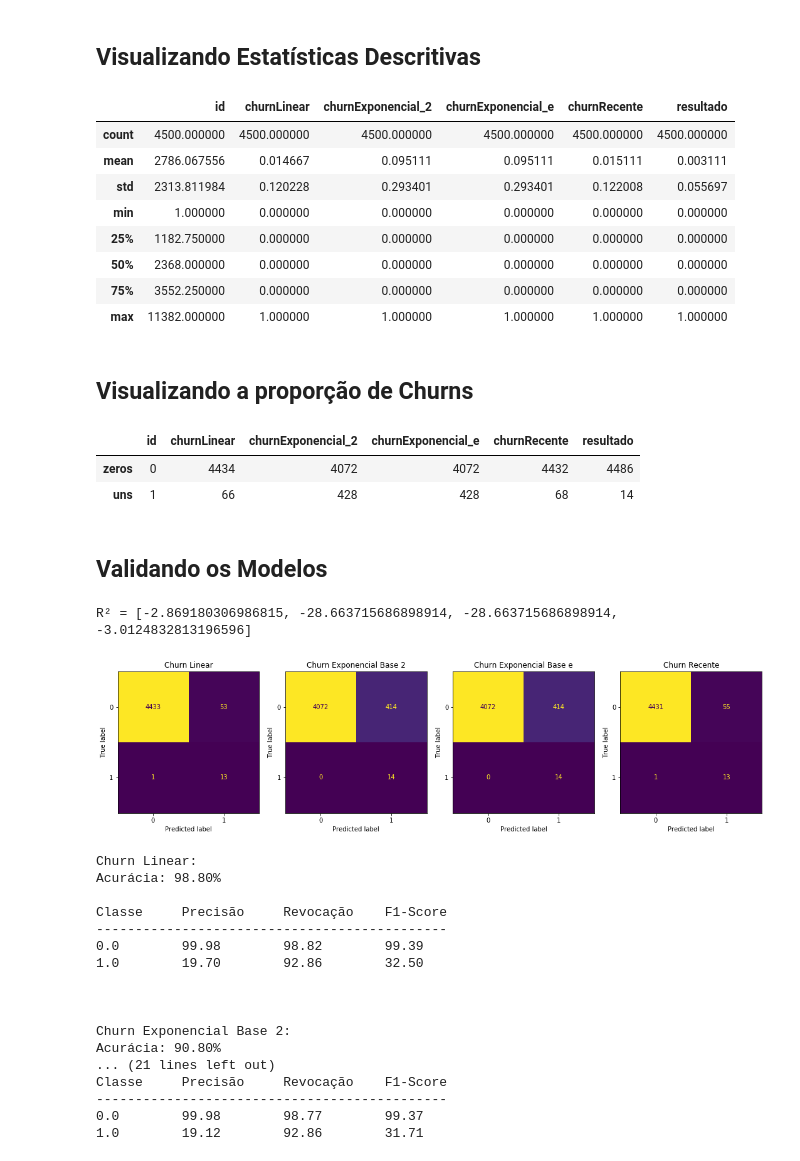
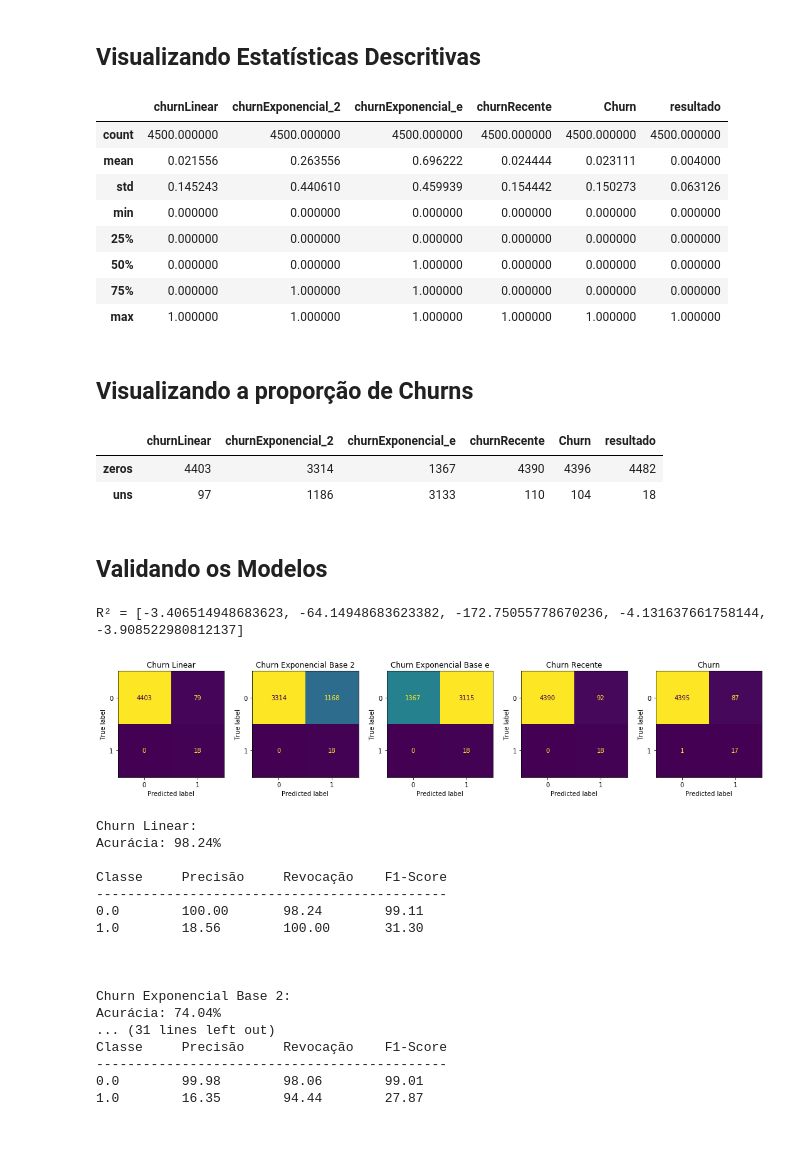
Before and after one commit to SabrinaBruni28/churn, a Jupyter notebook: ChurnFinal/Frequencia/Recente/Analises/Validacao.ipynb, the cells around one changed output. Drawn from its saved outputs; the diff is of its cells as text; code cells hidden in the pictures.

```diff
--- a/ChurnFinal/Frequencia/Recente/Analises/Validacao.ipynb
+++ b/ChurnFinal/Frequencia/Recente/Analises/Validacao.ipynb
@@ -37,7 +37,7 @@ df.describe()
 # %% [markdown]
 ## Variável de decisão
 # %%
-limite = 0.5
+limite = 0.6
 # %% [markdown]
 ## Ajustando os dados
 # %%
@@ -46,5 +46,6 @@ df["churnLinear"] = df["churnLinear"].apply(lambda x: 1.0 if x >= limite else 0.
 df["churnExponencial_2"] = df["churnExponencial_2"].apply(lambda x: 1.0 if x >= limite else 0.0)
 df["churnExponencial_e"] = df["churnExponencial_e"].apply(lambda x: 1.0 if x >= limite else 0.0)
 df["churnRecente"] = df["churnRecente"].apply(lambda x: 1.0 if x >= limite else 0.0)
+df["Churn"] = df["Churn"].apply(lambda x: 1.0 if x >= limite else 0.0)
 df.head(5)
 # %% [output]
@@ -63,39 +64,39 @@ df.to_csv( "Arquivos/TesteTreinoChurnAjustado.csv", index = False, header = True
 # %%
 df.describe()
 # %% [output]
-|  | id | churnLinear | churnExponencial_2 | churnExponencial_e | churnRecente | resultado |
+|  | churnLinear | churnExponencial_2 | churnExponencial_e | churnRecente | Churn | resultado |
 | count | 4500.000000 | 4500.000000 | 4500.000000 | 4500.000000 | 4500.000000 | 4500.000000 |
-| mean | 2786.067556 | 0.014667 | 0.095111 | 0.095111 | 0.015111 | 0.003111 |
-| std | 2313.811984 | 0.120228 | 0.293401 | 0.293401 | 0.122008 | 0.055697 |
-| min | 1.000000 | 0.000000 | 0.000000 | 0.000000 | 0.000000 | 0.000000 |
-| 25% | 1182.750000 | 0.000000 | 0.000000 | 0.000000 | 0.000000 | 0.000000 |
-| 50% | 2368.000000 | 0.000000 | 0.000000 | 0.000000 | 0.000000 | 0.000000 |
-| 75% | 3552.250000 | 0.000000 | 0.000000 | 0.000000 | 0.000000 | 0.000000 |
-| max | 11382.000000 | 1.000000 | 1.000000 | 1.000000 | 1.000000 | 1.000000 |
+| mean | 0.021556 | 0.263556 | 0.696222 | 0.024444 | 0.023111 | 0.004000 |
+| std | 0.145243 | 0.440610 | 0.459939 | 0.154442 | 0.150273 | 0.063126 |
+| min | 0.000000 | 0.000000 | 0.000000 | 0.000000 | 0.000000 | 0.000000 |
+| 25% | 0.000000 | 0.000000 | 0.000000 | 0.000000 | 0.000000 | 0.000000 |
+| 50% | 0.000000 | 0.000000 | 1.000000 | 0.000000 | 0.000000 | 0.000000 |
+| 75% | 0.000000 | 1.000000 | 1.000000 | 0.000000 | 0.000000 | 0.000000 |
+| max | 1.000000 | 1.000000 | 1.000000 | 1.000000 | 1.000000 | 1.000000 |
 # %% [markdown]
 ## Visualizando a proporção de Churns
 # %%
 # Aplicar a função a cada coluna
 df.apply(contar_zeros_uns)
 # %% [output]
-|  | id | churnLinear | churnExponencial_2 | churnExponencial_e | churnRecente | resultado |
-| zeros | 0 | 4434 | 4072 | 4072 | 4432 | 4486 |
-| uns | 1 | 66 | 428 | 428 | 68 | 14 |
+|  | churnLinear | churnExponencial_2 | churnExponencial_e | churnRecente | Churn | resultado |
+| zeros | 4403 | 3314 | 1367 | 4390 | 4396 | 4482 |
+| uns | 97 | 1186 | 3133 | 110 | 104 | 18 |
 # %% [markdown]
 ## Validando os Modelos
 # %%
 real = df["resultado"]
-linear, exp2, expE, recente = df["churnLinear"], df["churnExponencial_2"], df["churnExponencial_e"], df["churnRecente"]
+linear, exp2, expE, recente, churn = df["churnLinear"], df["churnExponencial_2"], df["churnExponencial_e"], df["churnRecente"], df["Churn"]
 # %%
 r2, CM = validacaoR2MatrizConfusao(
             real,
-            predict = [linear, exp2, expE, recente],
-            titulos = ["Churn Linear", "Churn Exponencial Base 2", "Churn Exponencial Base e", "Churn Recente"],
+            predict = [linear, exp2, expE, recente, churn],
+            titulos = ["Churn Linear", "Churn Exponencial Base 2", "Churn Exponencial Base e", "Churn Recente", "Churn"],
             tamanhos = (15,8)
             )
 # %% [output]
-R² = [-2.869180306986815, -28.663715686898914, -28.663715686898914, -3.0124832813196596]
+R² = [-3.406514948683623, -64.14948683623382, -172.75055778670236, -4.131637661758144, -3.908522980812137]
-[figure, old version]
+[figure, new version]
 # %%
 print("Churn Linear:")
 calculaValoresAvaliacao(linear, real)
@@ -108,21 +109,24 @@ calculaValoresAvaliacao(expE, real)
 print("\n\n")
 print("Churn Recente:")
 calculaValoresAvaliacao(recente, real)
+print("\n\n")
+print("Churn:")
+calculaValoresAvaliacao(churn, real)
 # %% [output]
 Churn Linear:
-Acurácia: 98.80%
+Acurácia: 98.24%
 
 Classe     Precisão     Revocação    F1-Score
 ---------------------------------------------
-0.0        99.98        98.82        99.39
-1.0        19.70        92.86        32.50
+0.0        100.00       98.24        99.11
+1.0        18.56        100.00       31.30
 
 
 
 Churn Exponencial Base 2:
-Acurácia: 90.80%
-... (21 lines left out)
+Acurácia: 74.04%
+... (31 lines left out)
 Classe     Precisão     Revocação    F1-Score
 ---------------------------------------------
-0.0        99.98        98.77        99.37
-1.0        19.12        92.86        31.71
+0.0        99.98        98.06        99.01
+1.0        16.35        94.44        27.87
```
Also changed, not shown: parts of 3 cells of this notebook, 10 other files.
